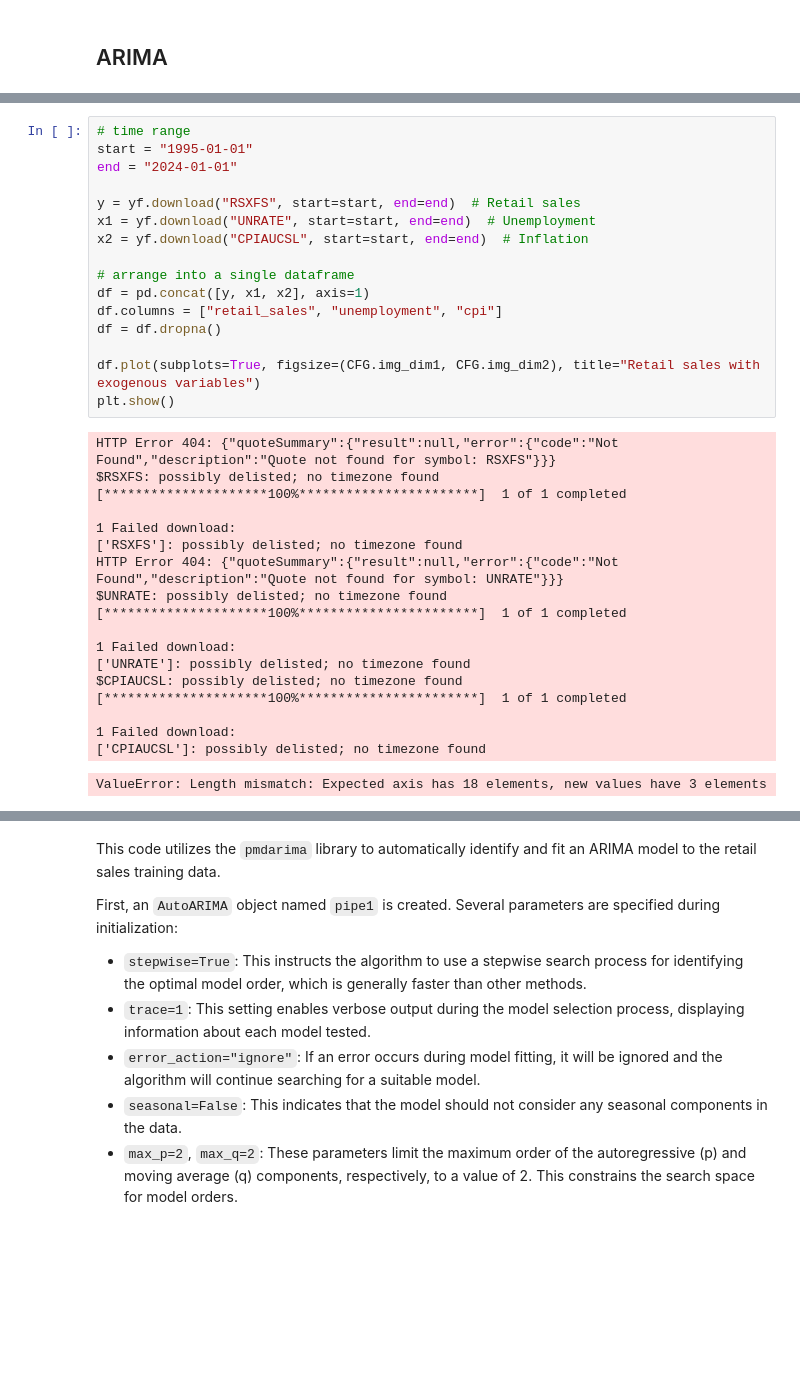
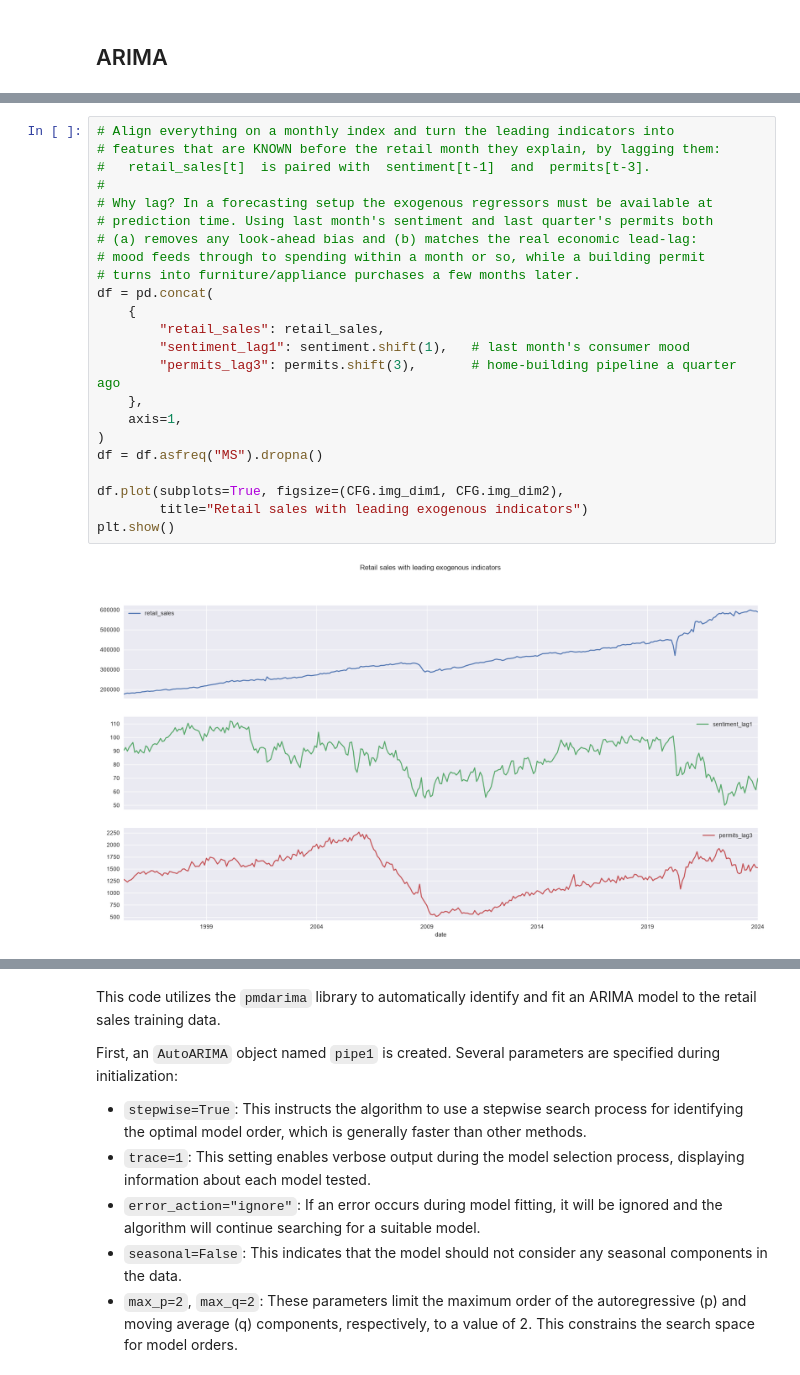
Before and after one commit to tng-konrad/time-series-with-Konrad, a Jupyter notebook: m03-arima-family.ipynb, the cells around one changed output, grey strips where cells are left out. Cells and saved outputs as stored; diff of their text form; blank space fills up the shorter version.

```diff
--- a/m03-arima-family.ipynb
+++ b/m03-arima-family.ipynb
@@ -425,36 +434,26 @@ $CPIAUCSL: possibly delisted; no timezone found
 # %%
-# time range
-start = "1995-01-01"
-end = "2024-01-01"
+# Align everything on a monthly index and turn the leading indicators into
+# features that are KNOWN before the retail month they explain, by lagging them:
+#   retail_sales[t]  is paired with  sentiment[t-1]  and  permits[t-3].
+#
+# Why lag? In a forecasting setup the exogenous regressors must be available at
+# prediction time. Using last month's sentiment and last quarter's permits both
+# (a) removes any look-ahead bias and (b) matches the real economic lead-lag:
+# mood feeds through to spending within a month or so, while a building permit
+# turns into furniture/appliance purchases a few months later.
+df = pd.concat(
+    {
+        "retail_sales": retail_sales,
+        "sentiment_lag1": sentiment.shift(1),   # last month's consumer mood
+        "permits_lag3": permits.shift(3),       # home-building pipeline a quarter ago
+    },
+    axis=1,
+)
+df = df.asfreq("MS").dropna()
 
-y = yf.download("RSXFS", start=start, end=end)  # Retail sales
-x1 = yf.download("UNRATE", start=start, end=end)  # Unemployment
-x2 = yf.download("CPIAUCSL", start=start, end=end)  # Inflation
-
-# arrange into a single dataframe
-df = pd.concat([y, x1, x2], axis=1)
-df.columns = ["retail_sales", "unemployment", "cpi"]
-df = df.dropna()
-
-df.plot(subplots=True, figsize=(CFG.img_dim1, CFG.img_dim2), title="Retail sales with exogenous variables")
+df.plot(subplots=True, figsize=(CFG.img_dim1, CFG.img_dim2),
+        title="Retail sales with leading exogenous indicators")
 plt.show()
 # %% [output]
-HTTP Error 404: {"quoteSummary":{"result":null,"error":{"code":"Not Found","description":"Quote not found for symbol: RSXFS"}}}
-$RSXFS: possibly delisted; no timezone found
-[*********************100%***********************]  1 of 1 completed
-
-1 Failed download:
-['RSXFS']: possibly delisted; no timezone found
-HTTP Error 404: {"quoteSummary":{"result":null,"error":{"code":"Not Found","description":"Quote not found for symbol: UNRATE"}}}
-$UNRATE: possibly delisted; no timezone found
-[*********************100%***********************]  1 of 1 completed
-
-1 Failed download:
-['UNRATE']: possibly delisted; no timezone found
-$CPIAUCSL: possibly delisted; no timezone found
-[*********************100%***********************]  1 of 1 completed
-
-1 Failed download:
-['CPIAUCSL']: possibly delisted; no timezone found
-ValueError: Length mismatch: Expected axis has 18 elements, new values have 3 elements
+[figure, added]
 # %% [markdown]
```
Also changed, not shown: parts of 22 cells of this notebook.
